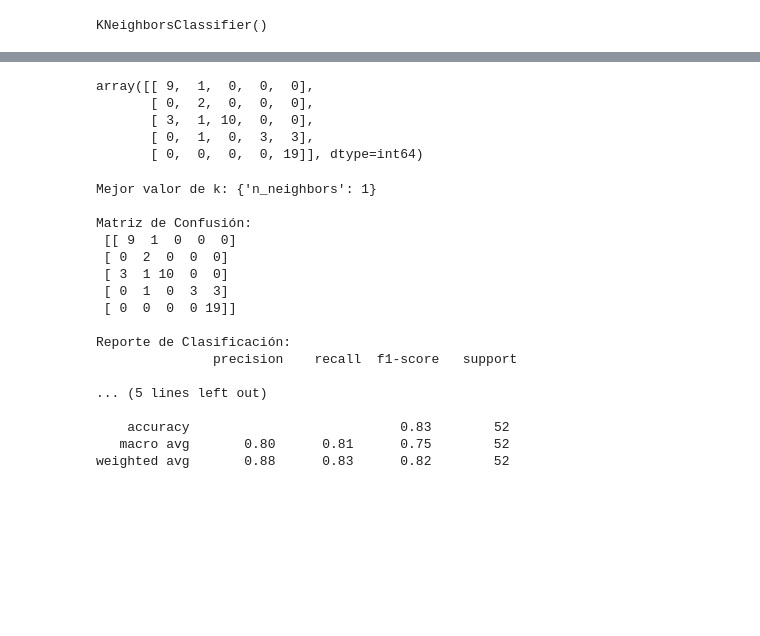
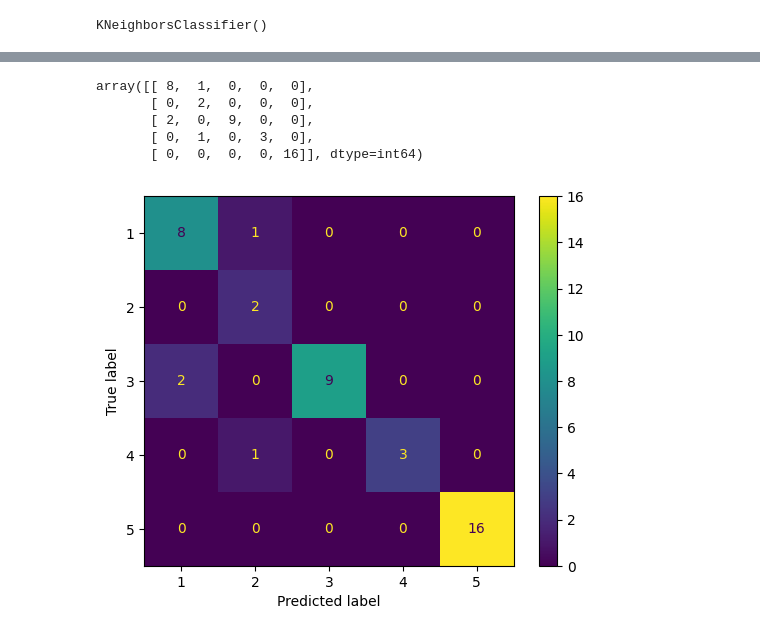
Before and after one commit to IraitzM/TheBridge_DSPT_ML, a Jupyter notebook: Supervisado/Clasificación/Vecinos próximos/ejercicios/Ejercicio_k-NearestNeighbor.ipynb, the cells around one changed output, grey strips where cells are left out. Saved outputs shown, nothing was run; the diff lists cells and outputs as text; code cells hidden in the pictures; blank space fills up the shorter version.

```diff
--- a/Supervisado/Clasificación/Vecinos próximos/ejercicios/Ejercicio_k-NearestNeighbor.ipynb
+++ b/Supervisado/Clasificación/Vecinos próximos/ejercicios/Ejercicio_k-NearestNeighbor.ipynb
@@ -44,7 +105,7 @@ X_scaled = scaler.fit_transform(X)
 from sklearn.model_selection import train_test_split
 
 # Separar los datos en conjuntos de entrenamiento y prueba
-X_train, X_test, y_train, y_test = train_test_split(X_scaled, y, test_size=0.2, random_state=42)
+X_train, X_test, y_train, y_test = train_test_split(X_scaled, y, test_size=0.16, random_state=42)
 # %%
 # Definir y crear el modelo KNN
 # %%
@@ -87,0 +143,8 @@ array([4, 5, 1, 2, 1, 1, 5, 1, 3, 3, 3, 3, 2, 5, 3, 5, 3, 1, 5, 5, 1, 2,
+# %%
+for k in range(1, 10):
+    grid_search = KNeighborsClassifier(n_neighbors=k)
+    grid_search.fit(X_train,y_train)
+    print('k=', k) # k ES LA CANTIDAD DE VECINOS CON QUE SE REALIZAN EL TRAIN Y EL TEST DEL MODELO
+    print('Train', grid_search.score(X_train, y_train)) # CON 'k = 3' ES CUANDO MÁS BALANCEADOS ESTAN LOS VALORES DE 'Train' Y 'Test'
+    print('Test', grid_search.score(X_test, y_test))
+    print('-'*50)
@@ -89,36 +170,23 @@ array([4, 5, 1, 2, 1, 1, 5, 1, 3, 3, 3, 3, 2, 5, 3, 5, 3, 1, 5, 5, 1, 2,
 # Disponer un reporte de clasificación y matriz de confusión
 # %%
 # Matriz de confusión
-conf_matrix = confusion_matrix(y_test, y_pred)
-conf_matrix
+from sklearn.metrics import confusion_matrix
+
+confusion_matrix(y_test, grid_search.predict(X_test))
 # %% [output]
-array([[ 9,  1,  0,  0,  0],
+array([[ 8,  1,  0,  0,  0],
        [ 0,  2,  0,  0,  0],
-       [ 3,  1, 10,  0,  0],
-       [ 0,  1,  0,  3,  3],
-       [ 0,  0,  0,  0, 19]], dtype=int64)
+       [ 2,  0,  9,  0,  0],
+       [ 0,  1,  0,  3,  0],
+       [ 0,  0,  0,  0, 16]], dtype=int64)
-# %%
-# Reporte de clasificación
-class_report = classification_report(y_test, y_pred)
-
-print("Mejor valor de k:", grid_search.best_params_)
-print("\nMatriz de Confusión:\n", conf_matrix)
-print("\nReporte de Clasificación:\n", class_report)
-# %% [output]
-Mejor valor de k: {'n_neighbors': 1}
-
-Matriz de Confusión:
- [[ 9  1  0  0  0]
- [ 0  2  0  0  0]
- [ 3  1 10  0  0]
- [ 0  1  0  3  3]
- [ 0  0  0  0 19]]
-
-Reporte de Clasificación:
-               precision    recall  f1-score   support
-
-... (5 lines left out)
-
-    accuracy                           0.83        52
-   macro avg       0.80      0.81      0.75        52
-weighted avg       0.88      0.83      0.82        52
+# %%
+import matplotlib.pyplot as plt
+from sklearn.metrics import ConfusionMatrixDisplay
+
+cm = confusion_matrix(y_test, grid_search.predict(X_test), labels=[1, 2, 3, 4, 5])
+disp = ConfusionMatrixDisplay(confusion_matrix = cm,
+                              display_labels = [1, 2, 3, 4, 5])
+disp.plot()
+plt.show()
+# %% [output]
+[figure, added]
```
Also changed, not shown: parts of 23 cells of this notebook, 1 other file.
